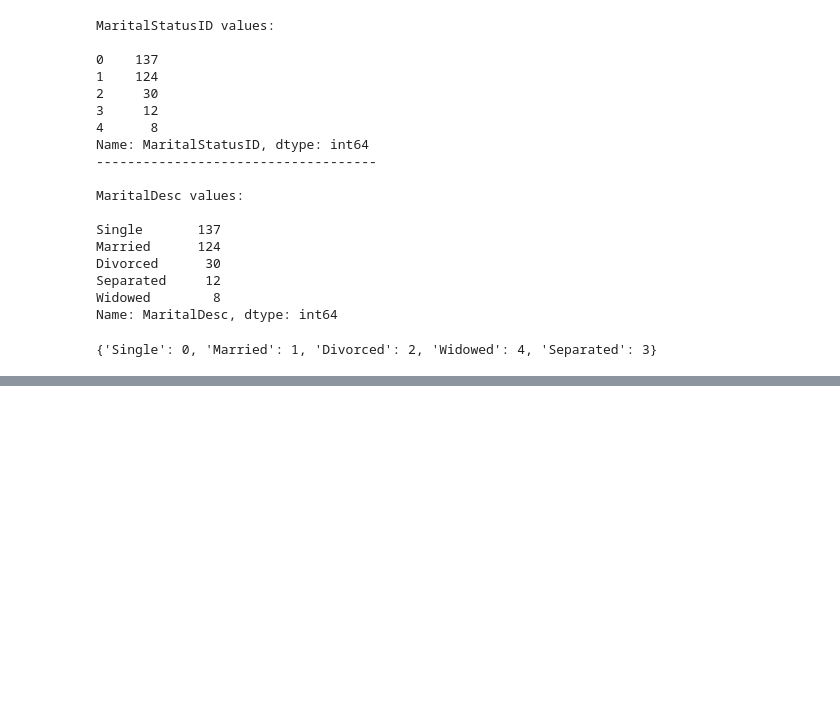
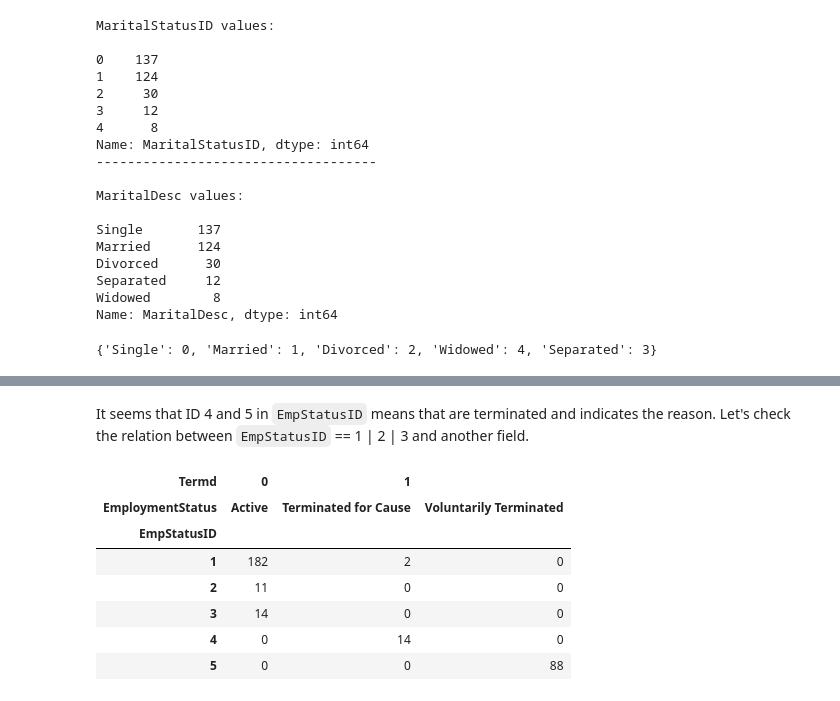
Before and after one commit to AnaSeoane/HR-Project, a Jupyter notebook: Exploring HR_Dataset.ipynb, the cells around one changed output, grey strips where cells are left out. Cells and saved outputs as stored; diff of their text form; code cells hidden in the pictures; blank space fills up the shorter version.

```diff
--- a/Exploring HR_Dataset.ipynb
+++ b/Exploring HR_Dataset.ipynb
@@ -195,0 +178,13 @@ Name: RaceDesc, dtype: int64
+# %% [markdown]
+It seems that ID 4 and 5 in `EmpStatusID` means that are terminated and indicates the reason. Let's check the relation between `EmpStatusID` == 1 | 2 | 3 and another field.
+# %%
+pd.crosstab(hr_dataset['EmpStatusID'], [hr_dataset['Termd'], hr_dataset['EmploymentStatus']], rownames = ['EmpStatusID'], colnames = ['Termd', 'EmploymentStatus'])
+# %% [output]
+| Termd | 0 | 1 |  |
+| EmploymentStatus | Active | Terminated for Cause | Voluntarily Terminated |
+| EmpStatusID |  |  |  |
+| 1 | 182 | 2 | 0 |
+| 2 | 11 | 0 | 0 |
+| 3 | 14 | 0 | 0 |
+| 4 | 0 | 14 | 0 |
+| 5 | 0 | 0 | 88 |
```
Also changed, not shown: parts of 35 cells of this notebook, 1 other file.
